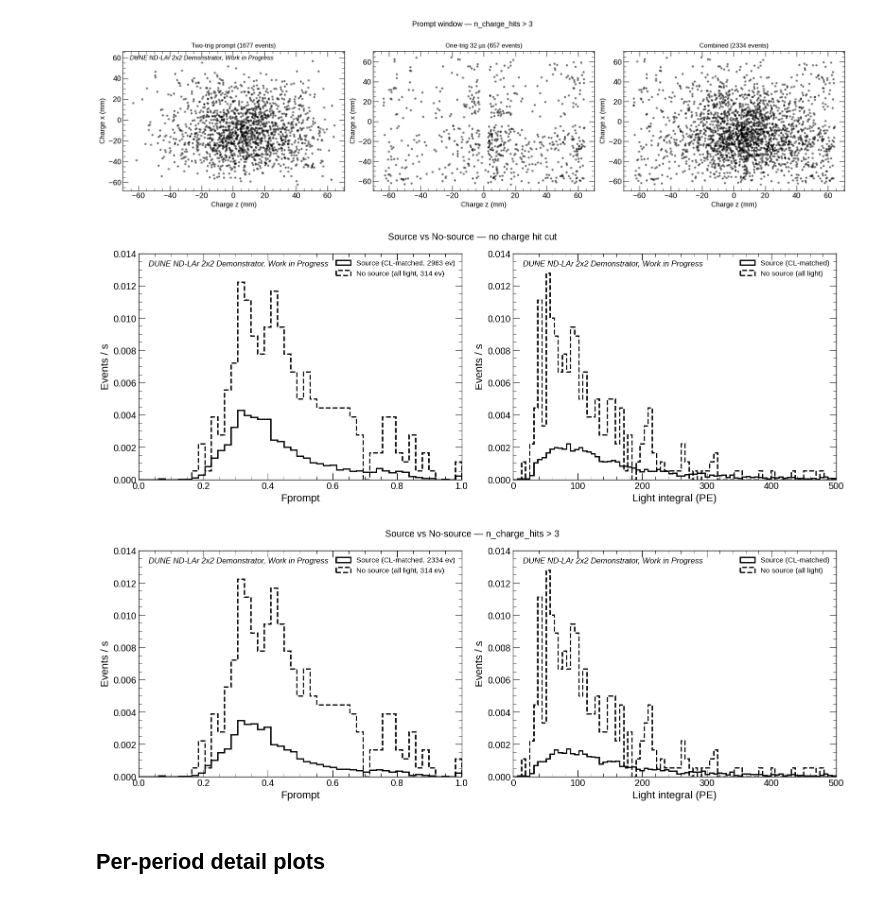
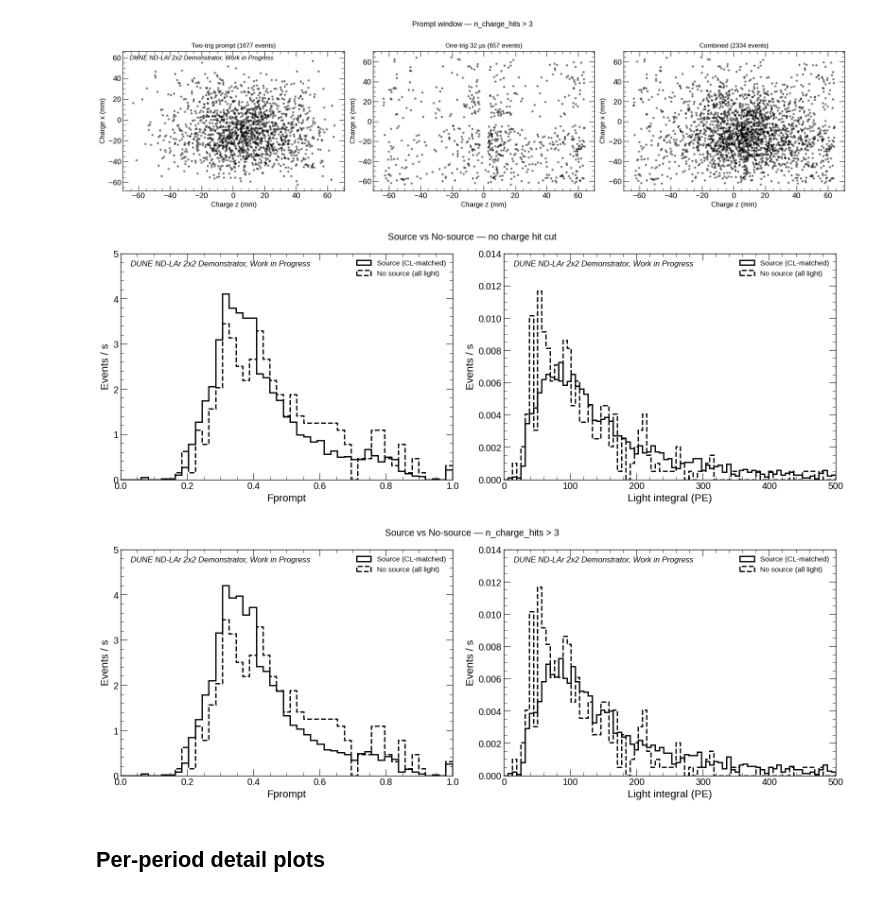
Before and after one commit to lmlepin9/2x2_neutron_sources, a Jupyter notebook: AmBe/light/charge_light_all_periods.ipynb, the cells around one changed output. Drawn from its saved outputs; the diff is of its cells as text; code cells hidden in the pictures.

```diff
--- a/AmBe/light/charge_light_all_periods.ipynb
+++ b/AmBe/light/charge_light_all_periods.ipynb
@@ -603,11 +603,13 @@ eff = two_trig.groupby(["period", "window"]).apply(
     })
 ).reset_index()
 eff["efficiency"] = eff["n_light"] / eff["n_total"]
+eff["eff_err"] = np.sqrt(eff["efficiency"] * (1 - eff["efficiency"]) / eff["n_total"])
 
 fig, ax = plt.subplots(figsize=(10, 5))
 for window, marker in [("prompt", "o"), ("delayed", "s")]:
     sub = eff[eff["window"] == window]
-    ax.plot(sub["period"], sub["efficiency"], marker=marker, label=window.capitalize())
+    ax.errorbar(sub["period"], sub["efficiency"], yerr=sub["eff_err"],
+                marker=marker, capsize=4, label=window.capitalize())
 ax.set_xlabel("Delay period (µs)", fontsize=16)
 ax.set_ylabel("Fraction of charge clusters\n with valid light match", fontsize=16)
 ax.tick_params(axis="both", direction="in", labelsize=14)
@@ -615,6 +617,6 @@ ax.set_ylim(0, 0.1)
 ax.legend(fontsize=14)
 dune_label(ax)
 plt.tight_layout()
-fig.savefig(os.path.join(FIGURE_DIR, "cl_matching_efficiency.png"), dpi=350, bbox_inches="tight")
+fig.savefig(os.path.join(FIGURE_DIR, "cl_matching_efficiency.png"), dpi=150, bbox_inches="tight")
 plt.show()
 # %% [output]
@@ -867,40 +869,40 @@ for cut in CHARGE_HIT_CUTS:
     # Fprompt
     bins_fp = np.linspace(0, 1, 50)
     axes[0].hist(combined["fprompt"], bins=bins_fp, histtype="step", linewidth=2,
-                 weights=np.ones(len(combined)) / exp_comb, label=f"Source (CL-matched, {len(combined)} ev)")
+                 weights=np.ones(len(combined)) / exp_comb, label=f"Source (CL-matched)", density=True)
     axes[0].hist(bkg_light_df["fprompt"], bins=bins_fp, histtype="step", linewidth=2,
                  weights=np.ones(len(bkg_light_df)) / exp_bkg,
-                 linestyle="--", color="black", label=f"No source (all light, {len(bkg_light_df)} ev)")
+                 linestyle="--", color="black", label=f"No source (all light)",density=True)
     axes[0].set_xlabel("Fprompt", fontsize=16)
     axes[0].set_ylabel("Events / s", fontsize=16)
     axes[0].set_xlim(0, 1)
-    axes[0].set_ylim(0, 0.014)
+    axes[0].set_ylim(0, 5)
     axes[0].tick_params(axis="both", direction="in", labelsize=14)
     axes[0].legend(fontsize=11)
     dune_label(axes[0], **get_dune_kwargs("fprompt", cut))
 
     # Integral
     bins_int = np.linspace(0, 500, 80)
     axes[1].hist(combined["integral"], bins=bins_int, histtype="step", linewidth=2,
-                 weights=np.ones(len(combined)) / exp_comb, label=f"Source (CL-matched)")
+                 weights=np.ones(len(combined)) / exp_comb, label=f"Source (CL-matched)", density=True)
     axes[1].hist(bkg_light_df["integral"], bins=bins_int, histtype="step", linewidth=2,
                  weights=np.ones(len(bkg_light_df)) / exp_bkg,
-                 linestyle="--", color="black", label=f"No source (all light)")
+                 linestyle="--", color="black", label=f"No source (all light)", density=True)
     axes[1].set_xlabel("Light integral (PE)", fontsize=16)
     axes[1].set_ylabel("Events / s", fontsize=16)
     axes[1].set_xlim(0, 500)
     axes[1].set_ylim(0, 0.014)
     axes[1].tick_params(axis="both", direction="in", labelsize=14)
     axes[1].legend(fontsize=11)
     dune_label(axes[1], loc="upper left")
 
     fig.suptitle(f"Source vs No-source — {cut_label}", fontsize=14)
     plt.tight_layout()
     fig.savefig(os.path.join(FIGURE_DIR, f"source_vs_nosource_{cut_tag}.png"), dpi=350, bbox_inches="tight")
     plt.show()
 # %% [output]
-[figure, old version]
+[figure, new version]
-[figure, old version]
+[figure, new version]
 # %% [markdown]
 ## Per-period detail plots
 # %%
```
Also changed, not shown: parts of 3 cells of this notebook, 7 other files.
